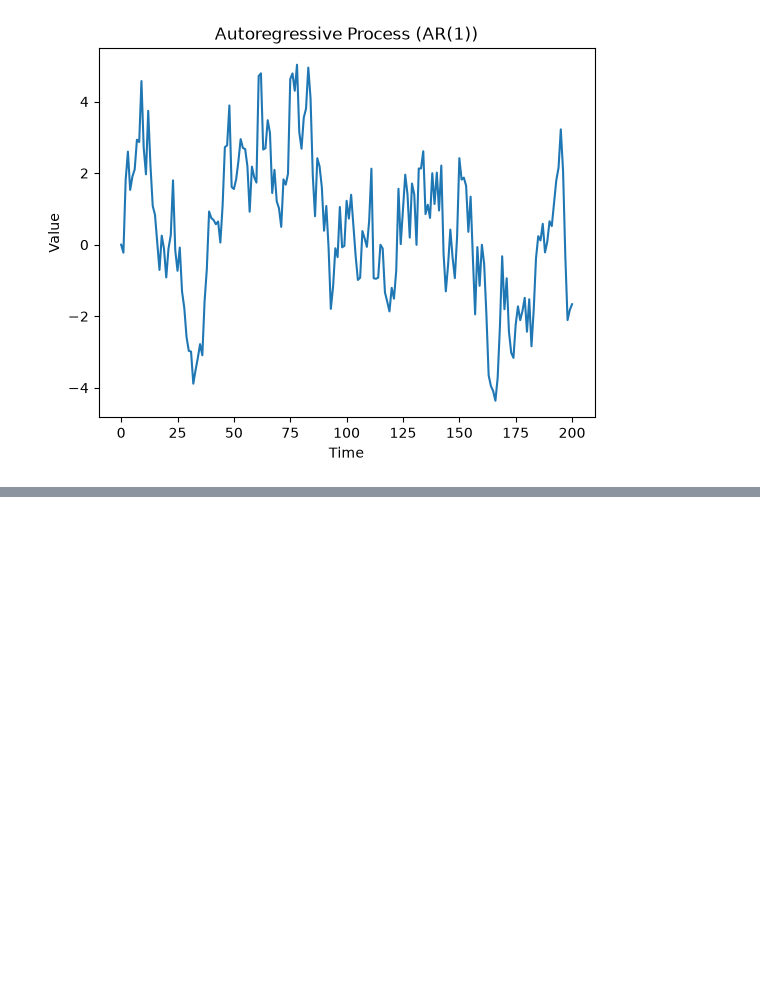
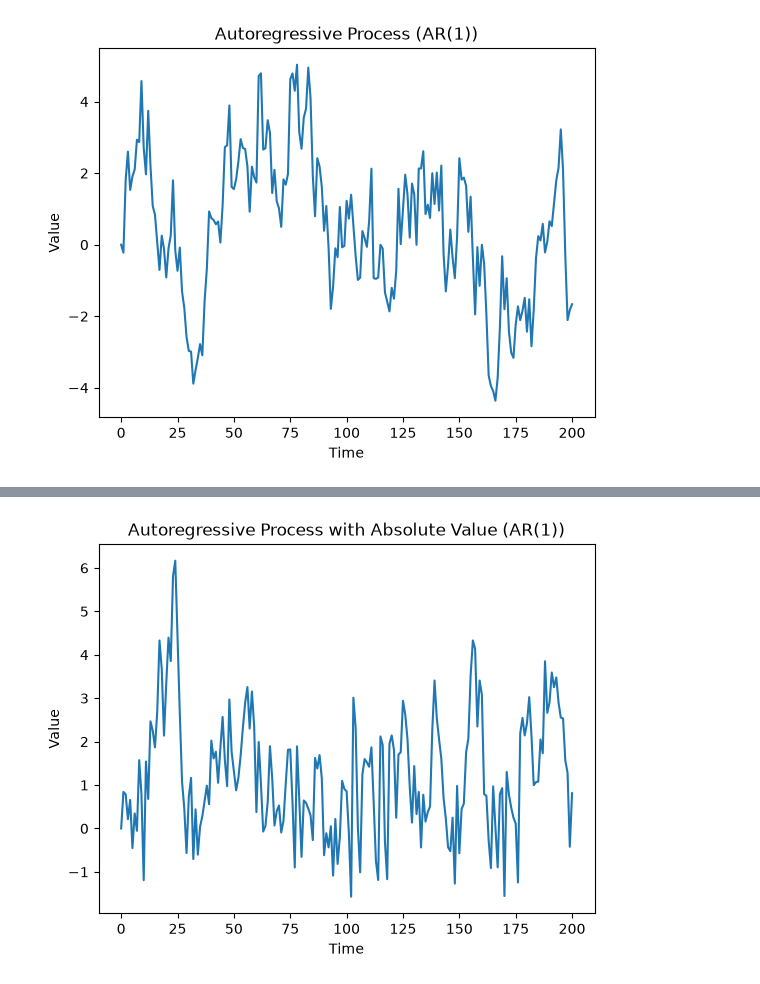
Before and after one commit to IkutoYoshioka/Macroeconomics, a Jupyter notebook: projects/QuantEcon/python.ipynb, the cells around one changed output, grey strips where cells are left out. Saved outputs shown, nothing was run; the diff lists cells and outputs as text; code cells hidden in the pictures; blank space fills up the shorter version.

```diff
--- a/projects/QuantEcon/python.ipynb
+++ b/projects/QuantEcon/python.ipynb
@@ -38,0 +42,19 @@ plt.show()
+# %%
+import numpy as np
+import matplotlib.pyplot as plt
+
+T = 200
+alpha = 0.9
+x = np.empty(T+1)
+x[0] = 0
+
+for t in range(T):
+    x[t+1] = alpha * np.abs(x[t]) + np.random.standard_normal()
+
+plt.plot(x)
+plt.title('Autoregressive Process with Absolute Value (AR(1))')
+plt.xlabel('Time')
+plt.ylabel('Value')
+plt.show()
+# %% [output]
+[figure, added]
```
Also changed, not shown: parts of 14 cells of this notebook.
